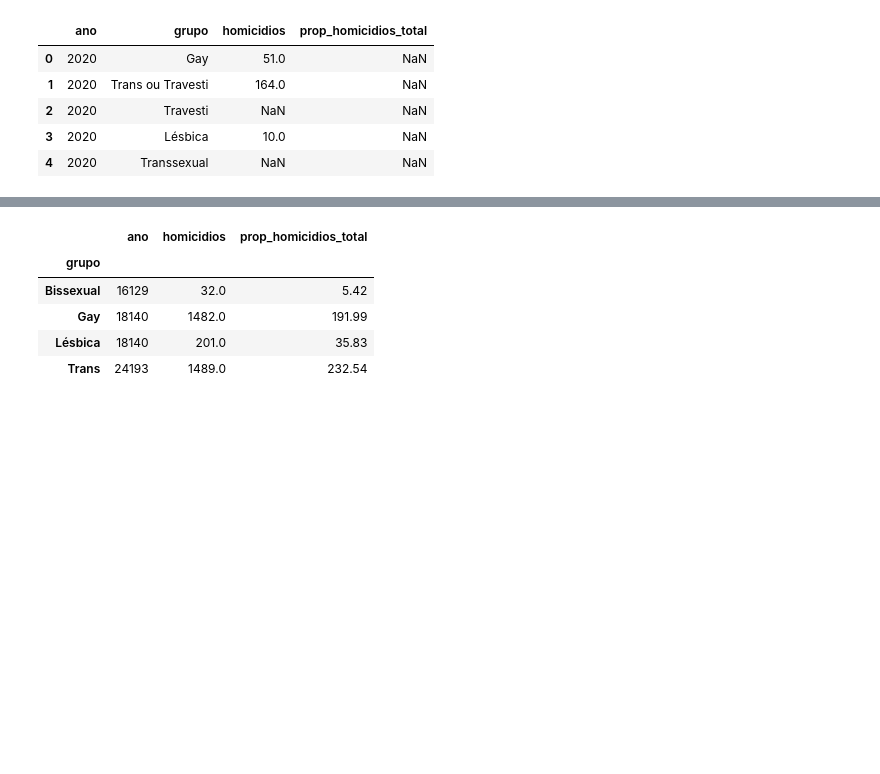
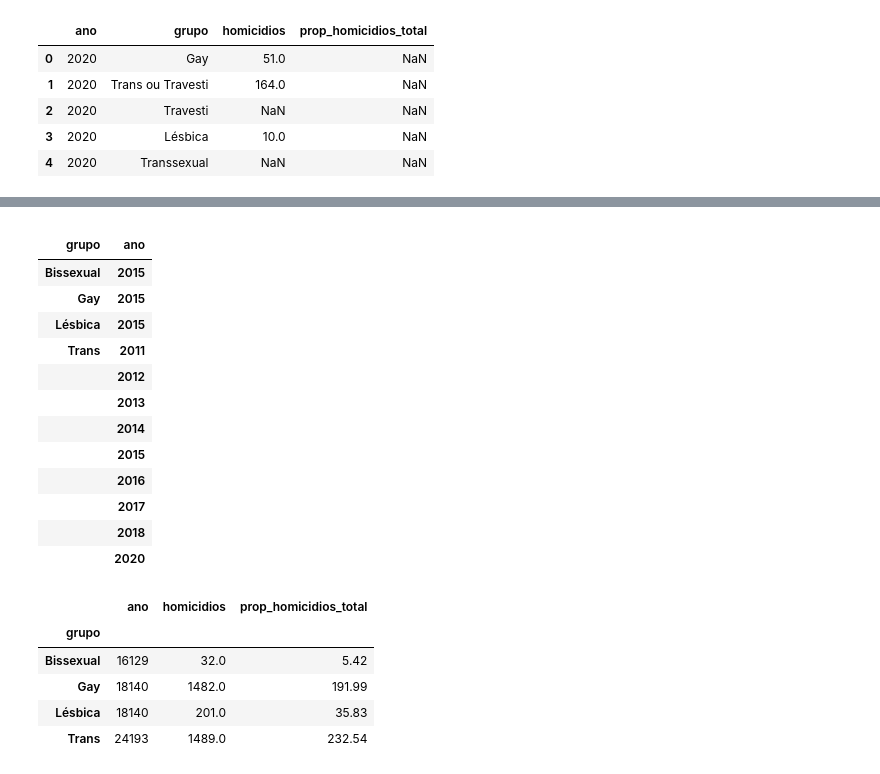
Before and after one commit to YasminForestti/Processo-seletivo-Analytica-2022, a Jupyter notebook: Obtenção_dos_dados.ipynb, the cells around one changed output, grey strips where cells are left out. Saved outputs shown, nothing was run; the diff lists cells and outputs as text; code cells hidden in the pictures; blank space fills up the shorter version.

```diff
--- a/Obtenção_dos_dados.ipynb
+++ b/Obtenção_dos_dados.ipynb
@@ -69,3 +52,24 @@ grupo_lgbtqia['grupo']=grupo_lgbtqia['grupo'].replace(Replace_mapping_dict)
+# %%
+filtro =  np.invert(grupo_lgbtqia['homicidios'] >= 0)
+grupo_NaN = grupo_lgbtqia[filtro]
+grupo_NaN = grupo_NaN.groupby(by = ['grupo','ano']).sum()
+grupo_NaN = grupo_NaN.drop(columns = ['homicidios','prop_homicidios_total'])
+grupo_NaN
+# %% [output]
+|  |  |
+| grupo | ano |
+| Bissexual | 2015 |
+| Gay | 2015 |
+| Lésbica | 2015 |
+| Trans | 2011 |
+|  | 2012 |
+|  | 2013 |
+|  | 2014 |
+|  | 2015 |
+|  | 2016 |
+|  | 2017 |
+|  | 2018 |
+|  | 2020 |
 # %%
 filtro = grupo_lgbtqia['homicidios'] > 0
 grupo_lgbtqia = grupo_lgbtqia[filtro]
```
Also changed, not shown: parts of 5 cells of this notebook.
